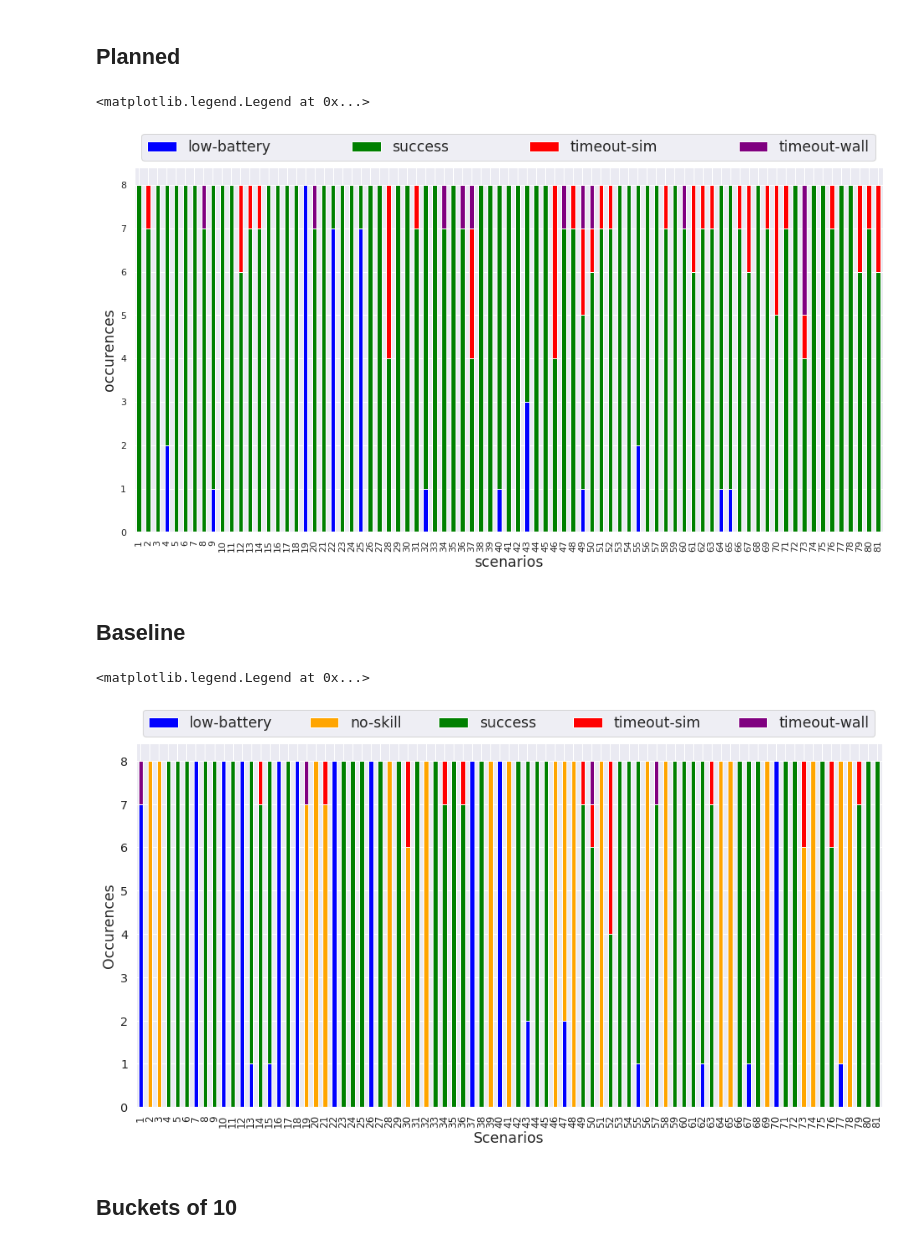
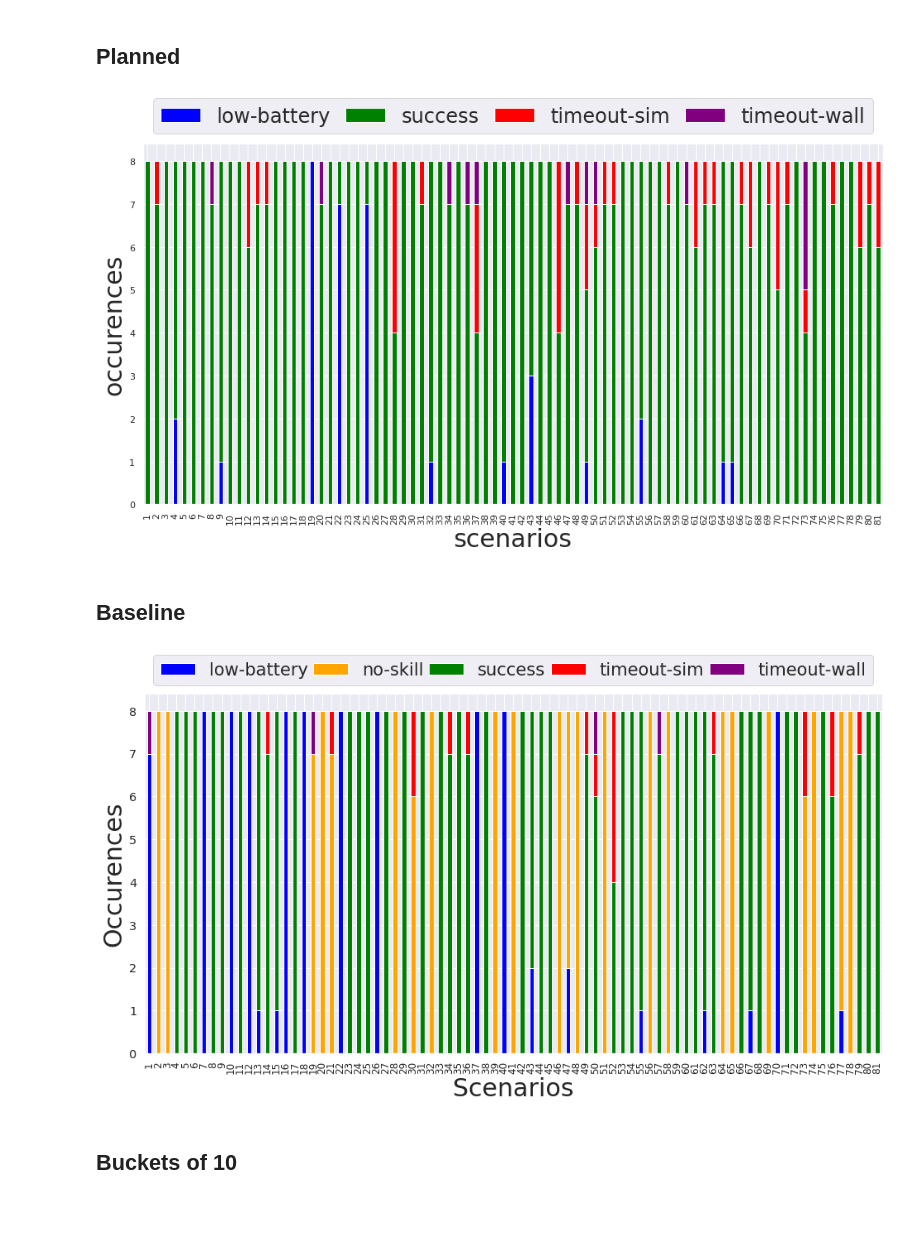
Before and after one commit to VicenteMoraes/hmrs_analysis, a Jupyter notebook: notebooks/Analysis.ipynb, the cells around one changed output. Saved outputs shown, nothing was run; the diff lists cells and outputs as text; code cells hidden in the pictures; blank space fills up the shorter version.

```diff
--- a/notebooks/Analysis.ipynb
+++ b/notebooks/Analysis.ipynb
@@ -363,29 +363,29 @@ ax = planned_df.groupby("scenario_id")["end_state"].value_counts().unstack().plo
                                                                                              "low-battery": "blue",
                                                                                              "timeout-wall": "purple",
                                                                                              "timeout-sim": "red" })
-plt.xlabel("scenarios", fontsize="x-large")
-plt.ylabel("occurences", fontsize="x-large")
-ax.legend(bbox_to_anchor=(0, 1, 1, 0), mode="expand", ncol=4, fontsize='x-large')
+plt.xlabel("scenarios", fontsize=30)
+plt.ylabel("occurences", fontsize=30)
+ax.legend(bbox_to_anchor=(0, 1, 1, 0), mode="expand", ncol=4, fontsize=24)
+plt.savefig("planned_results.pdf")
 # %% [output]
-<matplotlib.legend.Legend at 0x...>
-[figure, old version]
+[figure, new version]
 # %% [markdown]
 ## Baseline
 # %%
 ax = baseline_df.groupby("scenario_id")["end_state"].value_counts().unstack().plot.bar(stacked=True, legend=True,
                                                                                        color={"success": "green",
                                                                                               "no-skill": "orange",
                                                                                               "timeout-sim": "red",
                                                                                               "low-battery": "blue",
                                                                                               "timeout-wall": "purple"})
-plt.xlabel("Scenarios", fontsize="x-large")
-plt.ylabel("Occurences", fontsize="x-large")
+plt.xlabel("Scenarios", fontsize=30)
+plt.ylabel("Occurences", fontsize=30)
 plt.yticks(fontsize="large")
 plt.xticks(fontsize="medium")
-ax.legend(bbox_to_anchor=(0, 1, 1, 0), mode="expand", ncol=5, fontsize='x-large')
+ax.legend(bbox_to_anchor=(0, 1, 1, 0), mode="expand", ncol=5, fontsize=21)
+plt.savefig("baseline_results.pdf")
 # %% [output]
-<matplotlib.legend.Legend at 0x...>
-[figure, old version]
+[figure, new version]
 # %% [markdown]
 ## Buckets of 10
 # %%
```
Also changed, not shown: parts of 3 cells of this notebook.
